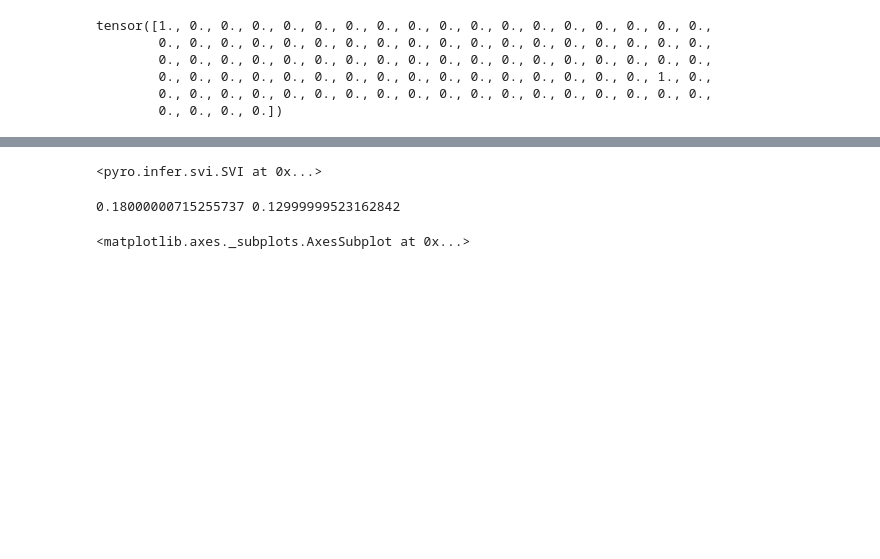
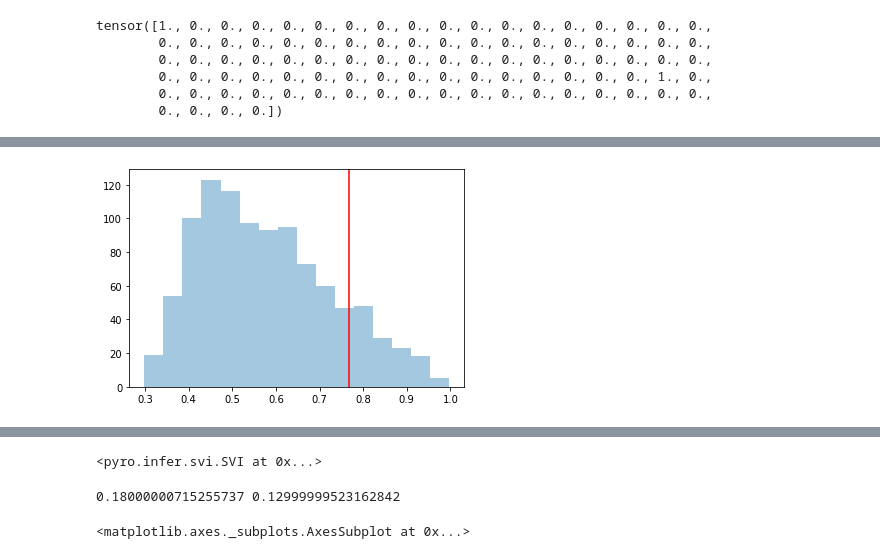
Before and after one commit to ssharpe42/probprog-finalproject, a Jupyter notebook: nihaar_expts.ipynb, the cells around one changed output, grey strips where cells are left out. Saved outputs shown, nothing was run; the diff lists cells and outputs as text; code cells hidden in the pictures; blank space fills up the shorter version.

```diff
--- a/nihaar_expts.ipynb
+++ b/nihaar_expts.ipynb
@@ -87,0 +188,5 @@ tensor([0., 0., 0., 0., 0., 0., 0., 0., 0., 0., 0., 0., 0., 0., 0., 0., 0., 0.,
+# %%
+compare_test_statistic(data_samp.demand.values, post_samples[:,1,:],
+                       stat=perc_0)
+# %% [output]
+[figure, added]
```
Also changed, not shown: parts of 14 cells of this notebook, 2 other files.
